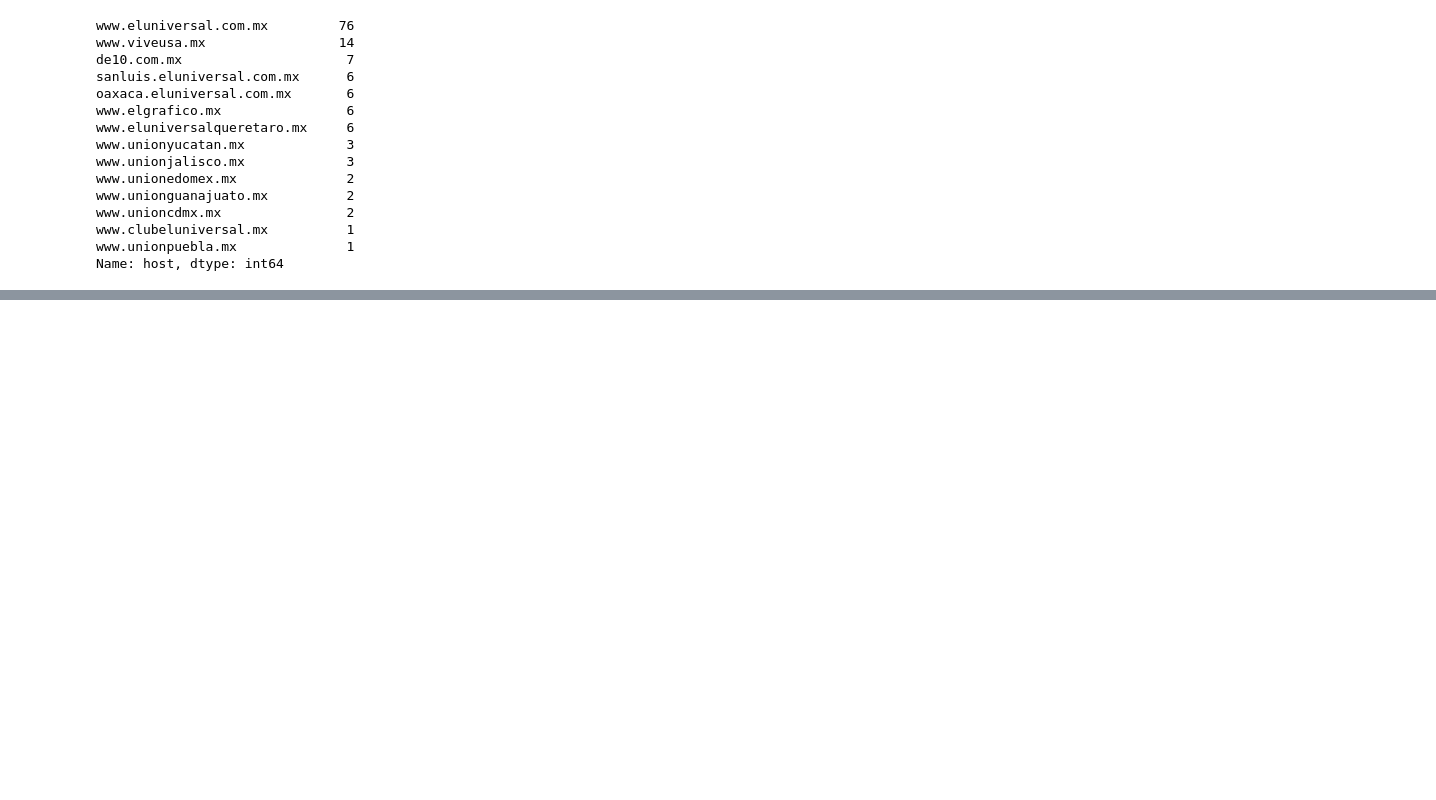
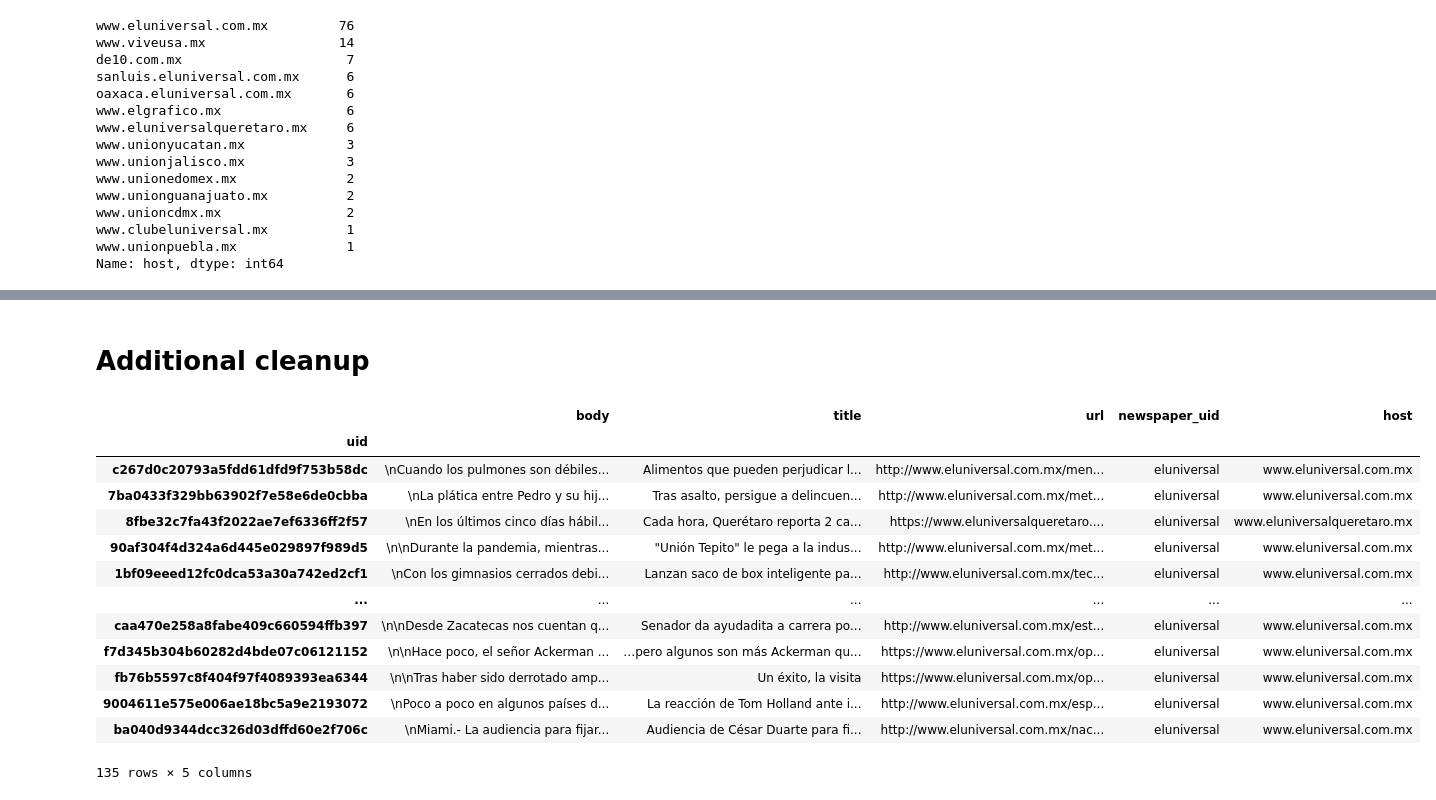
Before and after one commit to sebasb718/Ingenieria-de-datos-Phyton-Platzi, a Jupyter notebook: Jupyter_folder/platzi data live.ipynb, the cells around one changed output, grey strips where cells are left out. Cells and saved outputs as stored; diff of their text form; code cells hidden in the pictures; blank space fills up the shorter version.

```diff
--- a/Jupyter_folder/platzi data live.ipynb
+++ b/Jupyter_folder/platzi data live.ipynb
@@ -311,0 +340,27 @@ Name: host, dtype: int64
+# %% [markdown]
+# Additional cleanup
+# %%
+# 4. Añadir uid a las filas
+import hashlib
+
+uids = (el_universal
+           .apply(lambda row: hashlib.md5(bytes(row['url'].encode())), axis=1)
+           .apply(lambda hash_object: hash_object.hexdigest()))
+el_universal['uid'] = uids
+el_universal.set_index('uid', inplace=True) #inplace es para modificar el df actual, de lo contrario crea uno nuevo
+el_universal
+# %% [output]
+|  | body | title | url | newspaper_uid | host |
+| uid |  |  |  |  |  |
+| c267d0c20793a5fdd61dfd9f753b58dc | \nCuando los pulmones son débiles... | Alimentos que pueden perjudicar l... | http://www.eluniversal.com.mx/men... | eluniversal | www.eluniversal.com.mx |
+| 7ba0433f329bb63902f7e58e6de0cbba | \nLa plática entre Pedro y su hij... | Tras asalto, persigue a delincuen... | http://www.eluniversal.com.mx/met... | eluniversal | www.eluniversal.com.mx |
+| 8fbe32c7fa43f2022ae7ef6336ff2f57 | \nEn los últimos cinco días hábil... | Cada hora, Querétaro reporta 2 ca... | https://www.eluniversalqueretaro.... | eluniversal | www.eluniversalqueretaro.mx |
+| 90af304f4d324a6d445e029897f989d5 | \n\nDurante la pandemia, mientras... | "Unión Tepito" le pega a la indus... | http://www.eluniversal.com.mx/met... | eluniversal | www.eluniversal.com.mx |
+| 1bf09eeed12fc0dca53a30a742ed2cf1 | \nCon los gimnasios cerrados debi... | Lanzan saco de box inteligente pa... | http://www.eluniversal.com.mx/tec... | eluniversal | www.eluniversal.com.mx |
+| ... | ... | ... | ... | ... | ... |
+| caa470e258a8fabe409c660594ffb397 | \n\nDesde Zacatecas nos cuentan q... | Senador da ayudadita a carrera po... | http://www.eluniversal.com.mx/est... | eluniversal | www.eluniversal.com.mx |
+| f7d345b304b60282d4bde07c06121152 | \n\nHace poco, el señor Ackerman ... | …pero algunos son más Ackerman qu... | https://www.eluniversal.com.mx/op... | eluniversal | www.eluniversal.com.mx |
+| fb76b5597c8f404f97f4089393ea6344 | \n\nTras haber sido derrotado amp... | Un éxito, la visita | https://www.eluniversal.com.mx/op... | eluniversal | www.eluniversal.com.mx |
+| 9004611e575e006ae18bc5a9e2193072 | \nPoco a poco en algunos países d... | La reacción de Tom Holland ante i... | http://www.eluniversal.com.mx/esp... | eluniversal | www.eluniversal.com.mx |
+| ba040d9344dcc326d03dffd60e2f706c | \nMiami.- La audiencia para fijar... | Audiencia de César Duarte para fi... | http://www.eluniversal.com.mx/nac... | eluniversal | www.eluniversal.com.mx |
+135 rows × 5 columns
```
Also changed, not shown: parts of 5 cells of this notebook, 1 other file.
